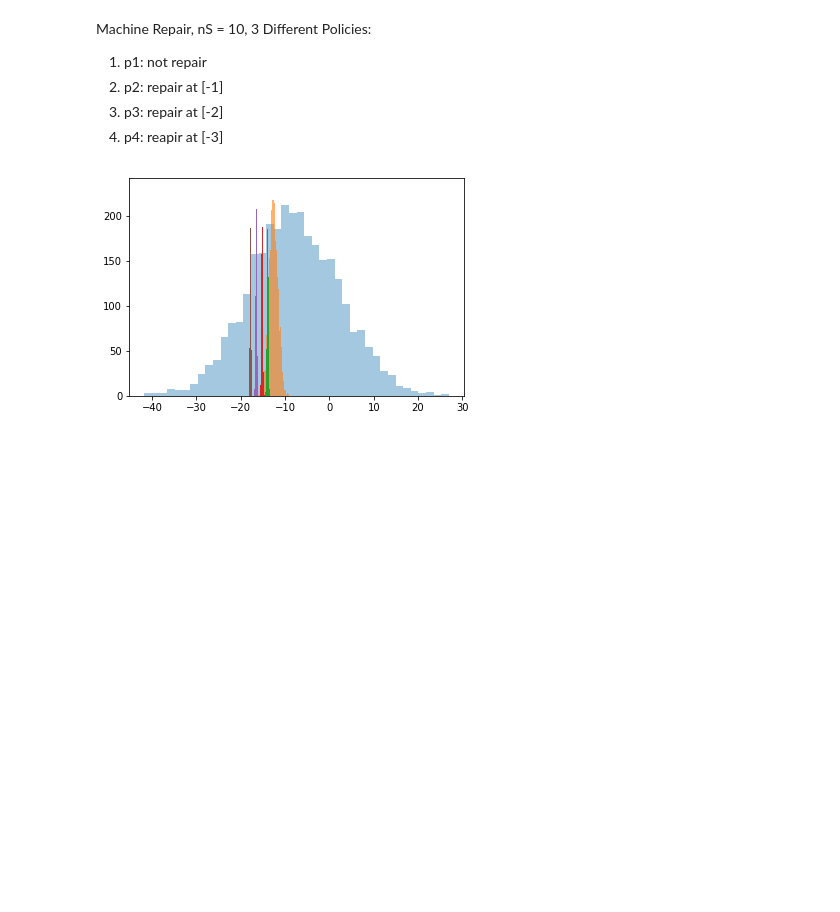
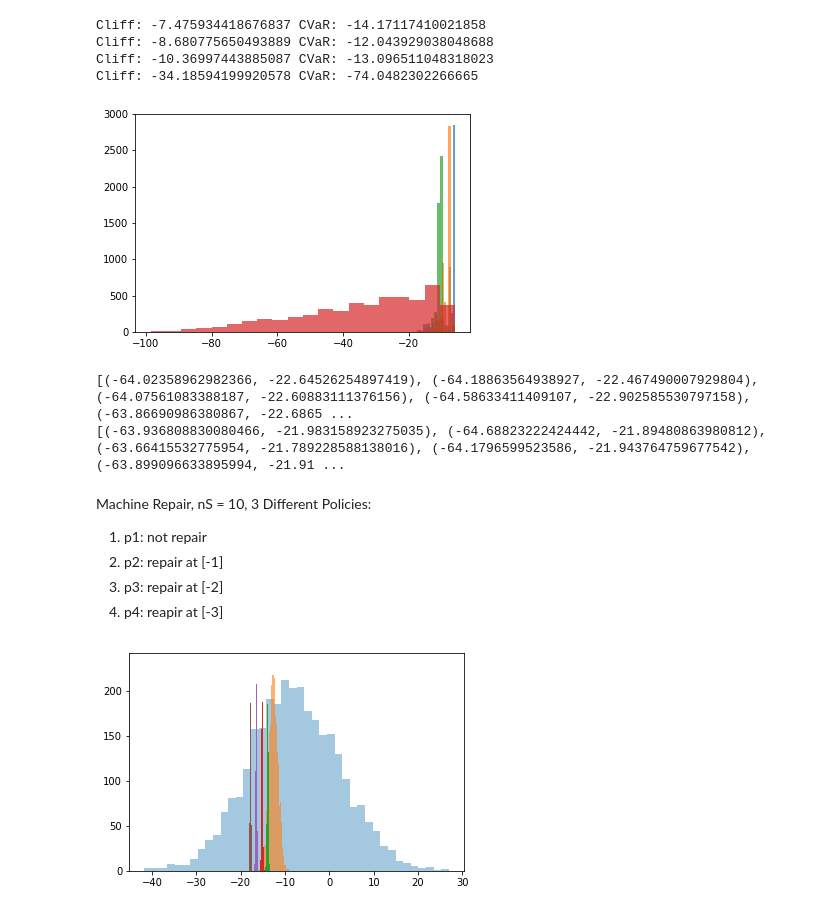
Before and after one commit to Rkeramati/crl, a Jupyter notebook: UAI/Analysis.ipynb, the cells around one changed output. Drawn from its saved outputs; the diff is of its cells as text; code cells hidden in the pictures; blank space fills up the shorter version.

```diff
--- a/UAI/Analysis.ipynb
+++ b/UAI/Analysis.ipynb
@@ -36,3 +72,46 @@ def CVaRplot(ax, ret, label):
+# %%
+from cliff import Cliff
+env = Cliff(delta=0.1, M=10)
+
+for i in range(4):
+    policy = np.zeros((env.maxX, env.maxY)) + 1
+    policy[0, 0] = 0
+    if i>= 1:
+        policy[0, 1] = 0
+    if i>= 2:
+        policy[0, 2] = 0
+    if i>= 3:
+        policy[0, 3] = 0
+    policy[env.maxX-1, :] = 2
+
+    trial = 5000
+    total = np.zeros(trial)
+    for i in range(trial):
+        o = env.reset()
+        terminal = False
+        ret = []
+        while not terminal:
+            a = int(policy[env.current_state])
+            no, r, terminal = env.step(a)
+            ret.append(r)
+        dret = 0
+        for r in reversed(ret):
+            dret = r + 0.99*dret
+        total[i] = dret
+    print('Cliff:', np.mean(total), 'CVaR:', CVaR(total, 0.1))
+    plt.hist(total, alpha=0.7, bins=20)
+# %% [output]
+Cliff: -7.475934418676837 CVaR: -14.17117410021858
+Cliff: -8.680775650493889 CVaR: -12.043929038048688
+Cliff: -10.36997443885087 CVaR: -13.096511048318023
+Cliff: -34.18594199920578 CVaR: -74.0482302266665
+[figure, added]
+# %%
+print(res)
+print(res1)
+# %% [output]
+[(-64.02358962982366, -22.64526254897419), (-64.18863564938927, -22.467490007929804), (-64.07561083388187, -22.60883111376156), (-64.58633411409107, -22.902585530797158), (-63.86690986380867, -22.6865 ...
+[(-63.936808830080466, -21.983158923275035), (-64.68823222424442, -21.89480863980812), (-63.66415532775954, -21.789228588138016), (-64.1796599523586, -21.943764759677542), (-63.899096633895994, -21.91 ...
 # %% [markdown]
 Machine Repair, nS = 10, 3 Different Policies:
 
```
Also changed, not shown: parts of 45 cells of this notebook, 6 other files.
